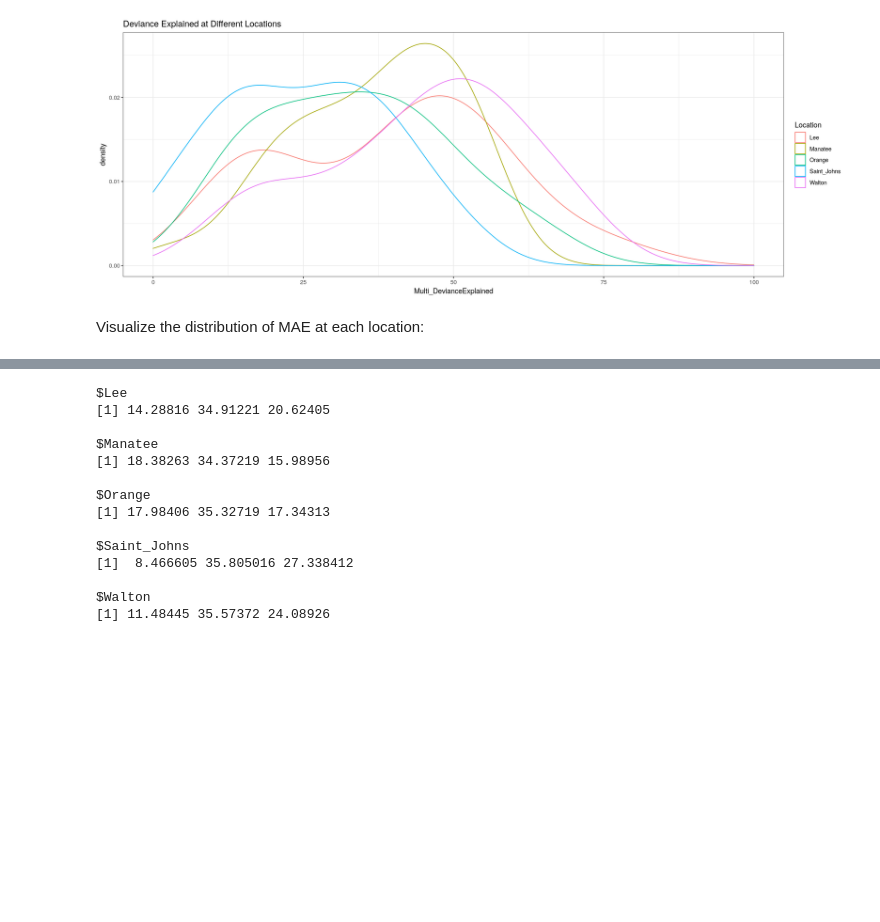
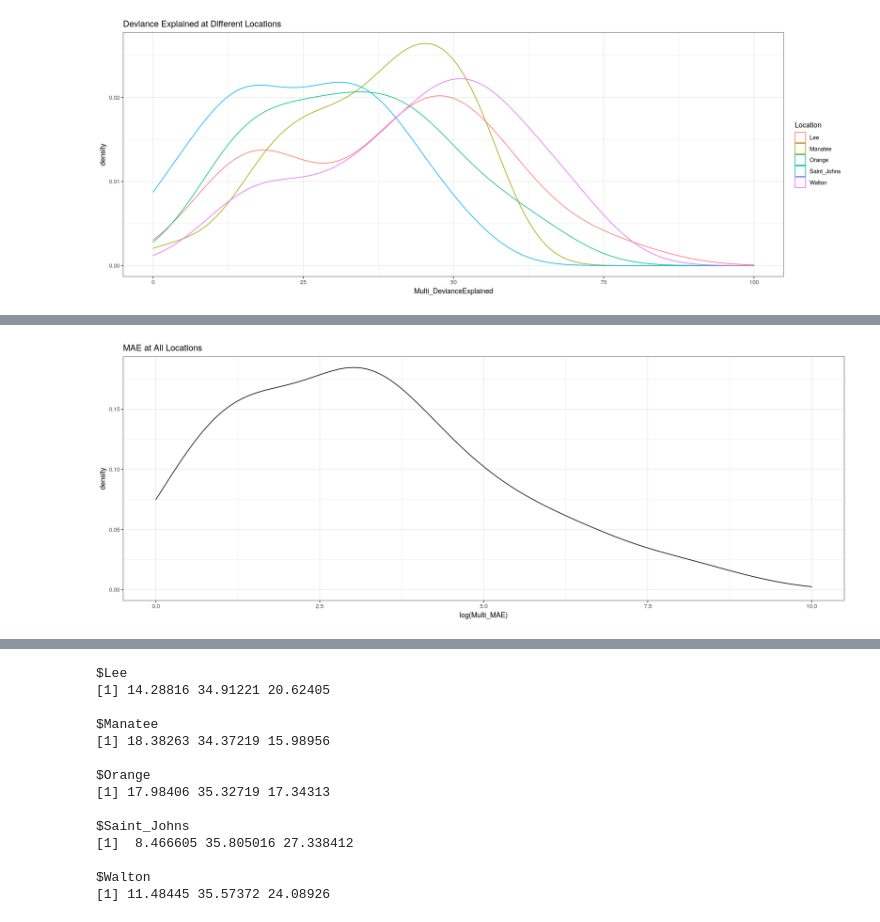
Before and after one commit to ams119/CMEEThesis, a Jupyter notebook: Results/Results.ipynb, the cells around one changed output, grey strips where cells are left out. Drawn from its saved outputs; the diff is of its cells as text; code cells hidden in the pictures; blank space fills up the shorter version.

```diff
--- a/Results/Results.ipynb
+++ b/Results/Results.ipynb
@@ -192,5 +104,10 @@ ggplot(biweekly, aes(x = Multi_DevianceExplained, color = Location)) + geom_dens
 theme_bw() + xlim(0,100) + ggtitle("Deviance Explained at Different Locations")
 # %% [output]
 [figure]
-# %% [markdown]
-Visualize the distribution of MAE at each location:
+# %%
+# Visualize the distribution of MAE at all locations:
+
+options(repr.plot.width=16, repr.plot.height=6)
+ggplot(biweekly, aes(x = log(Multi_MAE))) + geom_density(alpha = 0.3) +
+theme_bw() + ggtitle("MAE at All Locations") + xlim(0,10)
+# %% [output]
@@ -197 +116,2 @@ Visualize the distribution of MAE at each location:
+[figure, added]
 # %%
```
Also changed, not shown: parts of 61 cells of this notebook, 6 other files.
